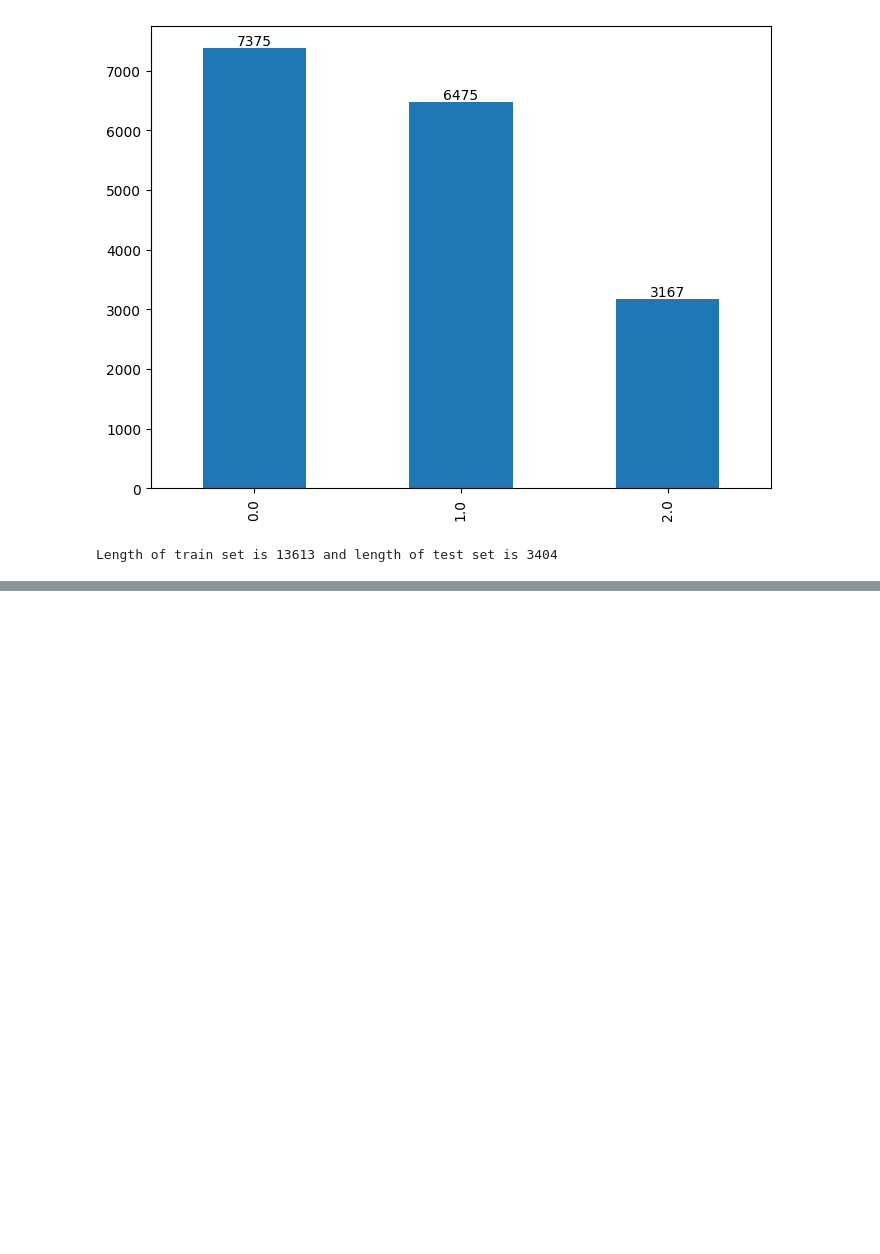
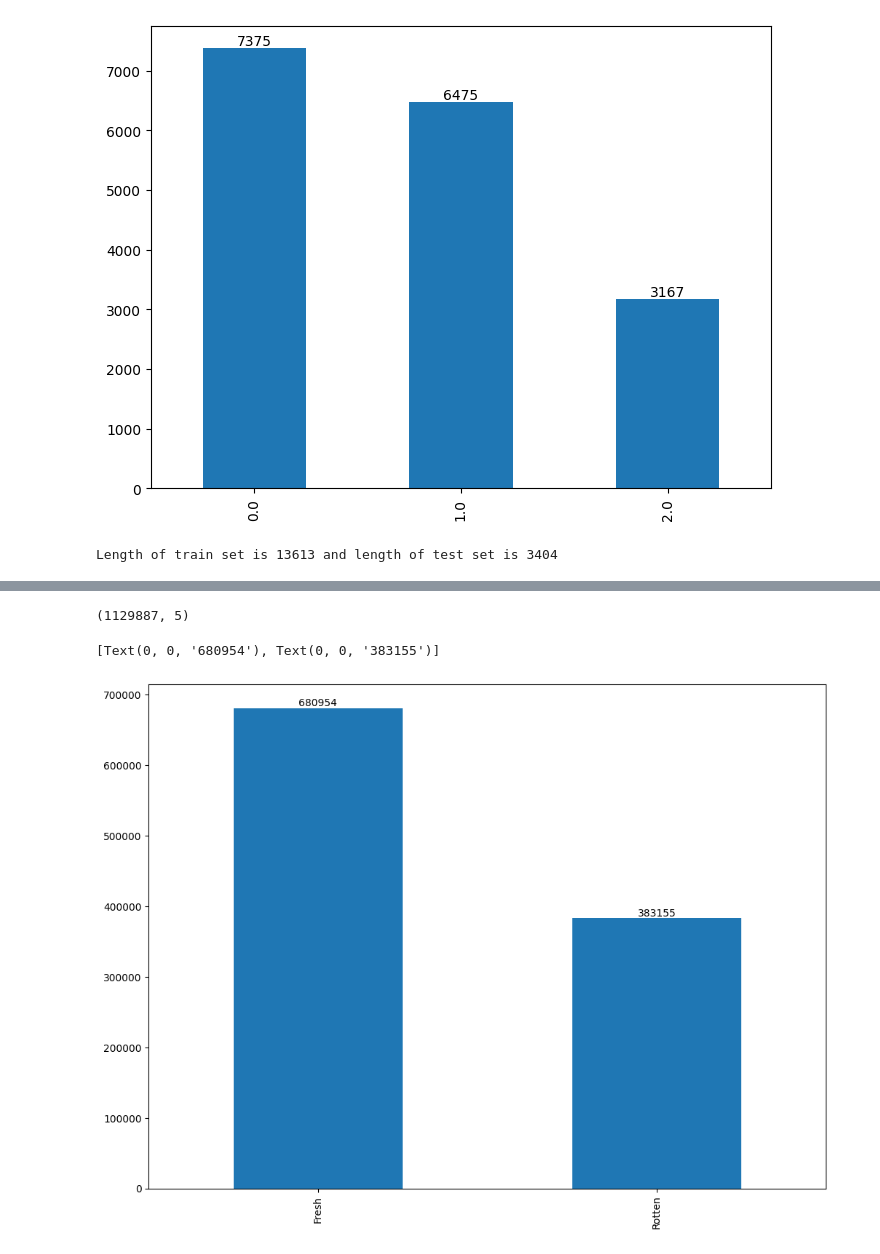
Before and after one commit to girishgautam/movie_rating_prediction, a Jupyter notebook: movie_ratings.ipynb, the cells around one changed output, grey strips where cells are left out. Cells and saved outputs as stored; diff of their text form; code cells hidden in the pictures; blank space fills up the shorter version.

```diff
--- a/movie_ratings.ipynb
+++ b/movie_ratings.ipynb
@@ -436,0 +444,7 @@ weighted avg       0.99      0.99      0.99      3404
+# %%
+#Read movie data
+df_movie = pd.read_csv('data/rotten_tomatoes_movies.csv')
+
+# Read critics dataframe
+df_critics = pd.read_csv('data/rotten_tomatoes_critic_reviews.csv')
+# df_critics = df_critics[:20000]
@@ -436,0 +455,4 @@ weighted avg       0.99      0.99      0.99      3404
+# %%
+# Merge both dataframes
+df_merged = df_critics.merge(df_movie, how='inner', on='rotten_tomatoes_link')
+df_merged = df_merged[['rotten_tomatoes_link', 'movie_title', 'review_content', 'review_type', 'tomatometer_status']]
@@ -436,0 +468,14 @@ weighted avg       0.99      0.99      0.99      3404
+# %%
+df_merged.shape
+# %% [output]
+(1129887, 5)
+# %%
+# drop missing values from review_content
+df_merged = df_merged.dropna(subset='review_content')
+
+# # Plot the distribution of the review_content
+ax = df_merged.review_type.value_counts().plot(kind='bar', figsize=(12,9))
+ax.bar_label(ax.containers[0])
+# %% [output]
+[Text(0, 0, '680954'), Text(0, 0, '383155')]
+[figure, added]
```
Also changed, not shown: parts of 46 cells of this notebook.
